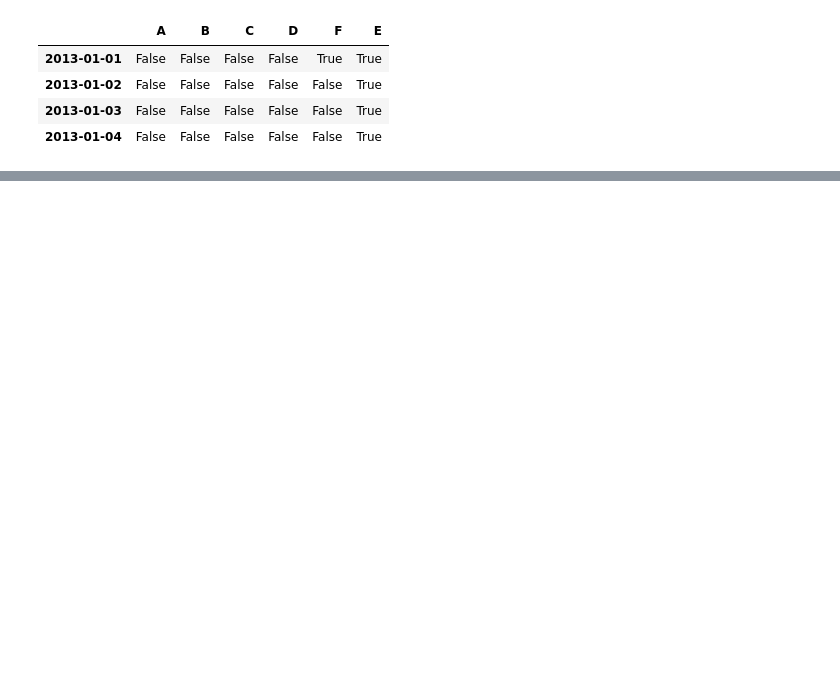
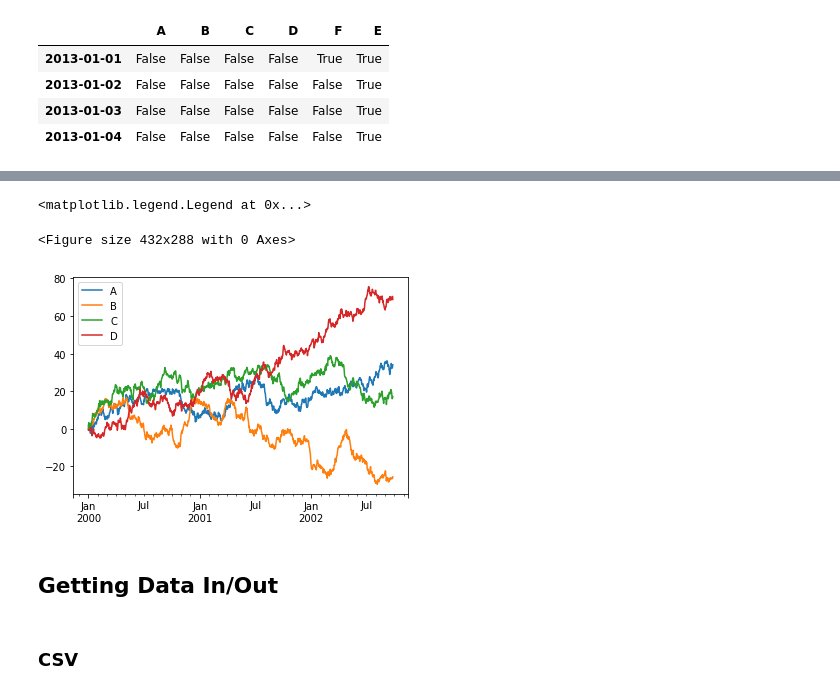
Before and after one commit to jiinkwan/dsschool, a Jupyter notebook: Python Practice/10 Minutes to pandas.ipynb, the cells around one changed output, grey strips where cells are left out. Cells and saved outputs as stored; diff of their text form; code cells hidden in the pictures; blank space fills up the shorter version.

```diff
--- a/Python Practice/10 Minutes to pandas.ipynb
+++ b/Python Practice/10 Minutes to pandas.ipynb
@@ -367,0 +948,11 @@ pd.isna(df1)
+# %%
+df = df.cumsum()
+plt.figure(); df.plot(); plt.legend(loc='best')
+# %% [output]
+<matplotlib.legend.Legend at 0x...>
+<Figure size 432x288 with 0 Axes>
+[figure, added]
+# %% [markdown]
+## Getting Data In/Out
+# %% [markdown]
+### CSV
```
Also changed, not shown: parts of 135 cells of this notebook, 4 other files.
